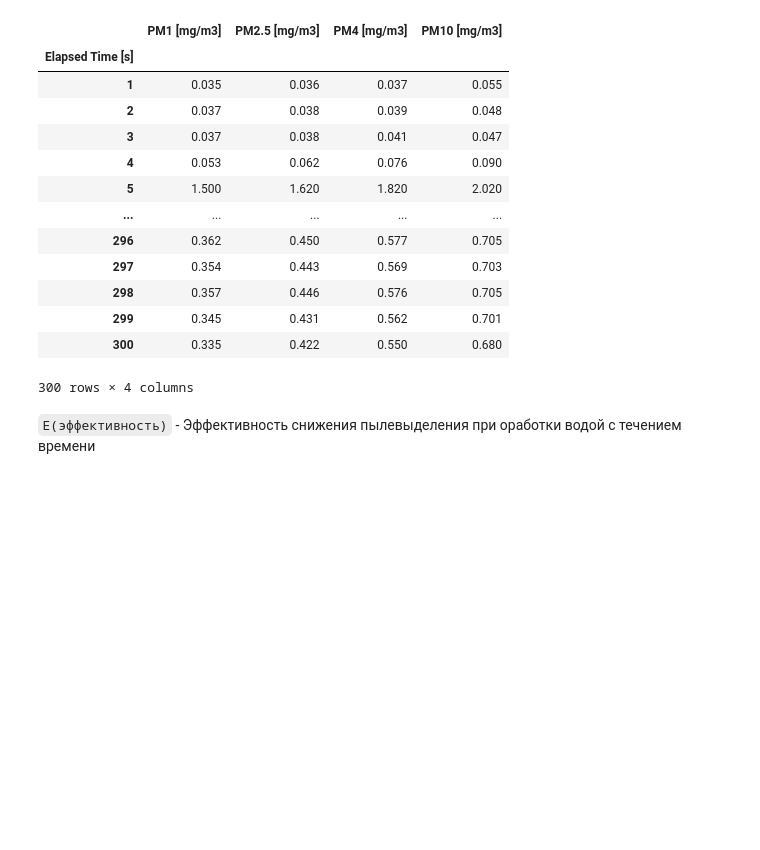
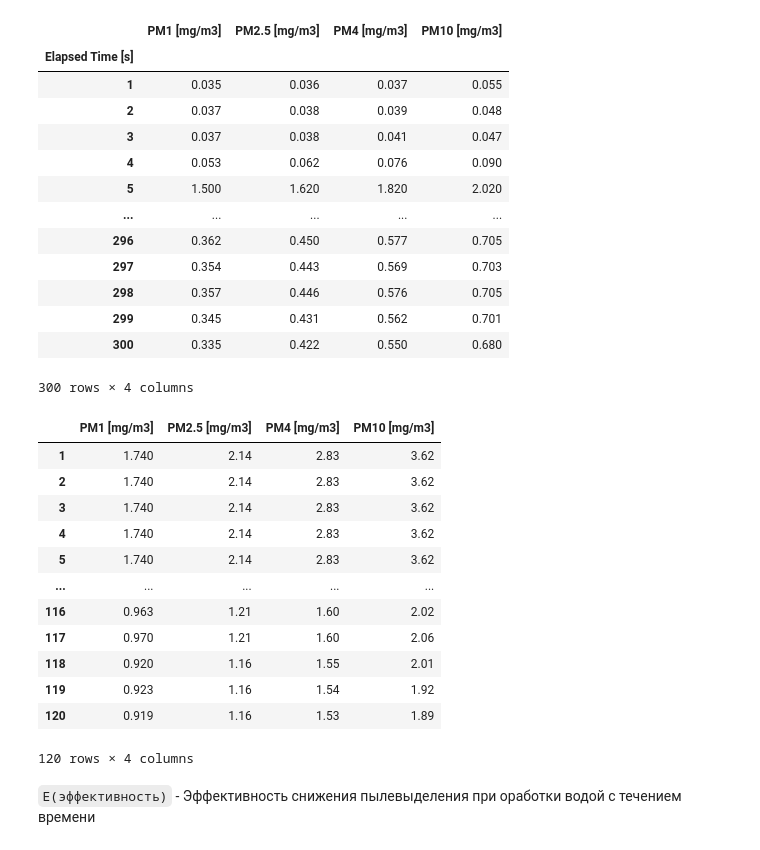
Before and after one commit to SENATOROVAI/DataScience-Maxim, a Jupyter notebook: Dust/Clean/nov.ipynb, the cells around one changed output. Cells and saved outputs as stored; diff of their text form; code cells hidden in the pictures; blank space fills up the shorter version.

```diff
--- a/Dust/Clean/nov.ipynb
+++ b/Dust/Clean/nov.ipynb
@@ -149,3 +179,19 @@ def effectiv(fo, izme):
+# %%
+clean_df_pic(izm1)[:120]
+# %% [output]
+|  | PM1 [mg/m3] | PM2.5 [mg/m3] | PM4 [mg/m3] | PM10 [mg/m3] |
+| 1 | 1.740 | 2.14 | 2.83 | 3.62 |
+| 2 | 1.740 | 2.14 | 2.83 | 3.62 |
+| 3 | 1.740 | 2.14 | 2.83 | 3.62 |
+| 4 | 1.740 | 2.14 | 2.83 | 3.62 |
+| 5 | 1.740 | 2.14 | 2.83 | 3.62 |
+| ... | ... | ... | ... | ... |
+| 116 | 0.963 | 1.21 | 1.60 | 2.02 |
+| 117 | 0.970 | 1.21 | 1.60 | 2.06 |
+| 118 | 0.920 | 1.16 | 1.55 | 2.01 |
+| 119 | 0.923 | 1.16 | 1.54 | 1.92 |
+| 120 | 0.919 | 1.16 | 1.53 | 1.89 |
+120 rows × 4 columns
 # %% [markdown]
 `E(эффективность)` - Эффективность снижения пылевыделения при оработки водой с течением времени
 # %%
```
Also changed, not shown: parts of 15 cells of this notebook, 1 other file.
